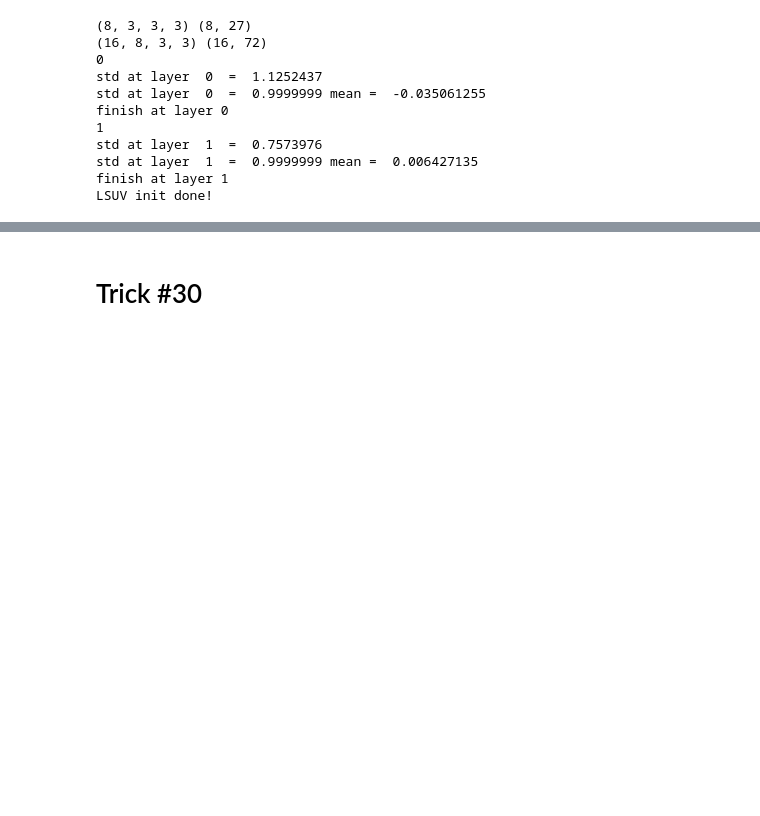
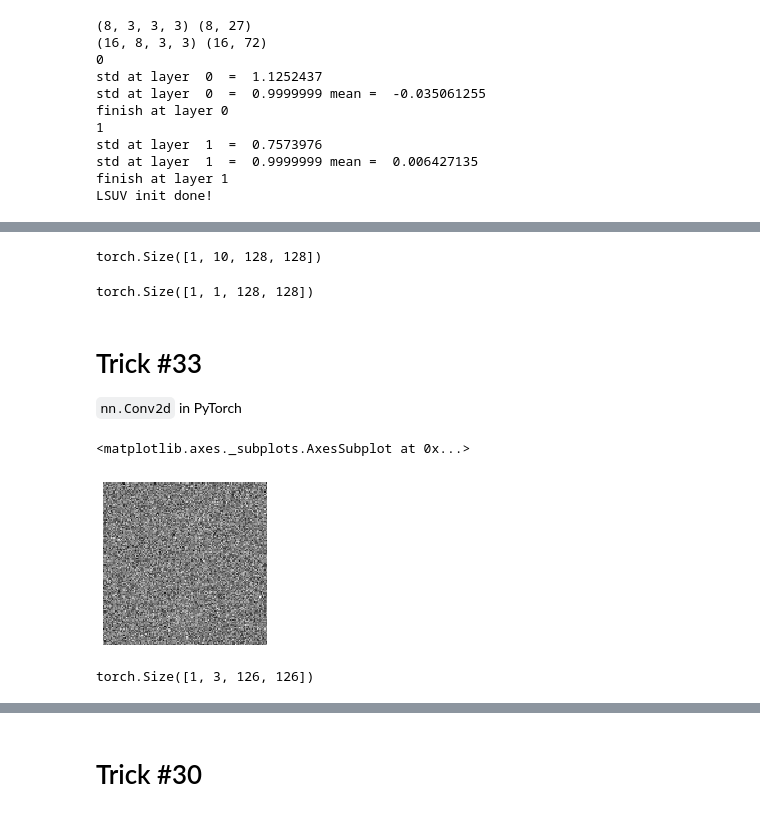
Before and after one commit to Sylar257/My-data-science-tool-kit, a Jupyter notebook: 145_PyTorch_Tricks.ipynb, the cells around one changed output, grey strips where cells are left out. Drawn from its saved outputs; the diff is of its cells as text; code cells hidden in the pictures; blank space fills up the shorter version.

```diff
--- a/145_PyTorch_Tricks.ipynb
+++ b/145_PyTorch_Tricks.ipynb
@@ -1668,0 +1681,13 @@ LSUV init done!
+# %%
+pred = enc(inp) # increase the dimentionality
+pred.shape
+# %% [output]
+torch.Size([1, 10, 128, 128])
+# %%
+pred_2 = dec(pred) # decrease the dimentionality
+pred_2.shape
+# %% [output]
+torch.Size([1, 1, 128, 128])
+# %% [markdown]
+# Trick #33
+`nn.Conv2d` in PyTorch
@@ -1668,0 +1698,12 @@ LSUV init done!
+# %%
+inp = torch.randn(1,1,128,128)
+show_image(inp[0]) # show image of random pixel intensity
+# %% [output]
+<matplotlib.axes._subplots.AxesSubplot at 0x...>
+[figure, added]
+# %%
+conv = nn.Conv2d(1,3, kernel_size=3)
+pred = conv(inp)
+pred.shape
+# %% [output]
+torch.Size([1, 3, 126, 126])
```
Also changed, not shown: parts of 8 cells of this notebook.
